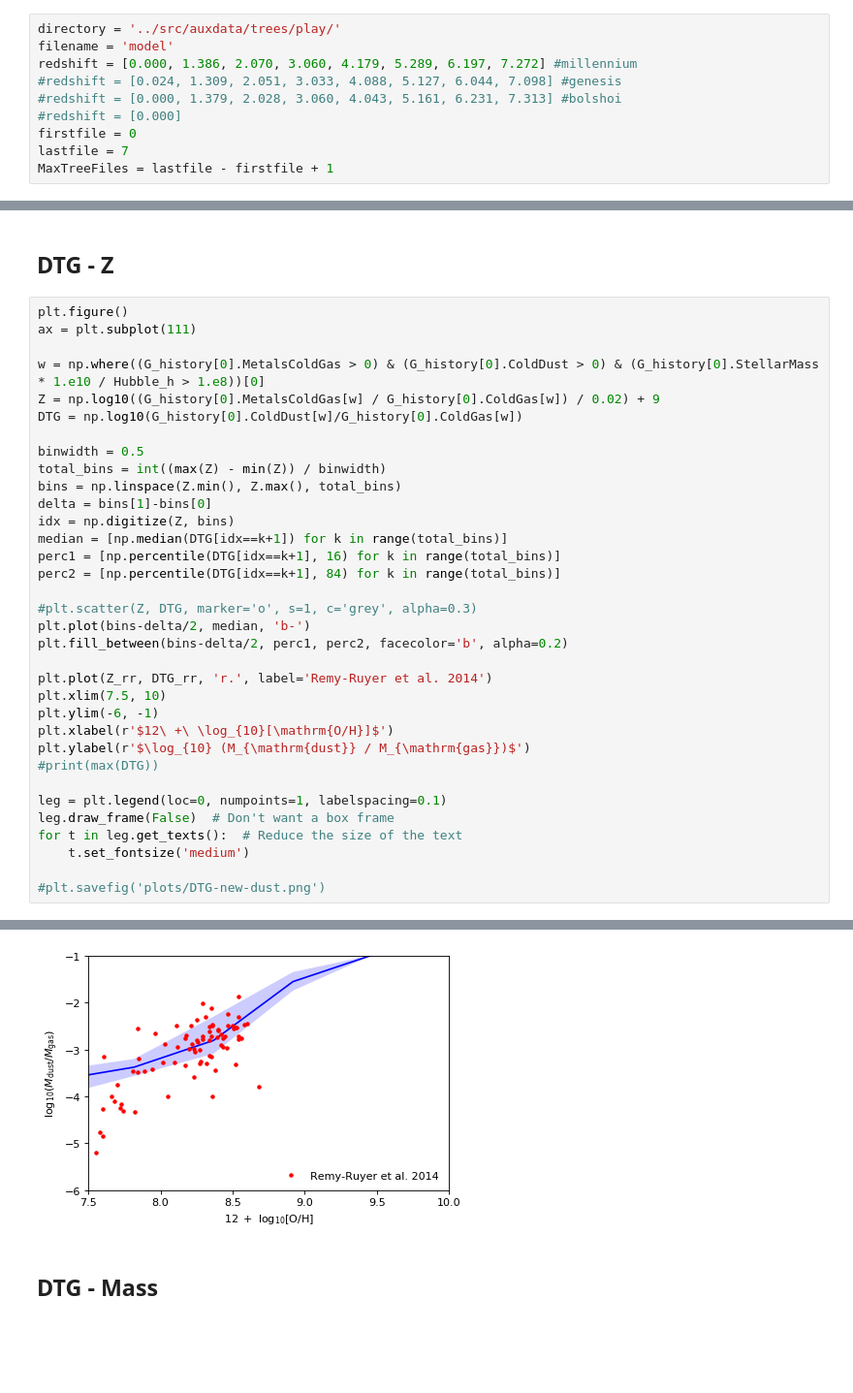
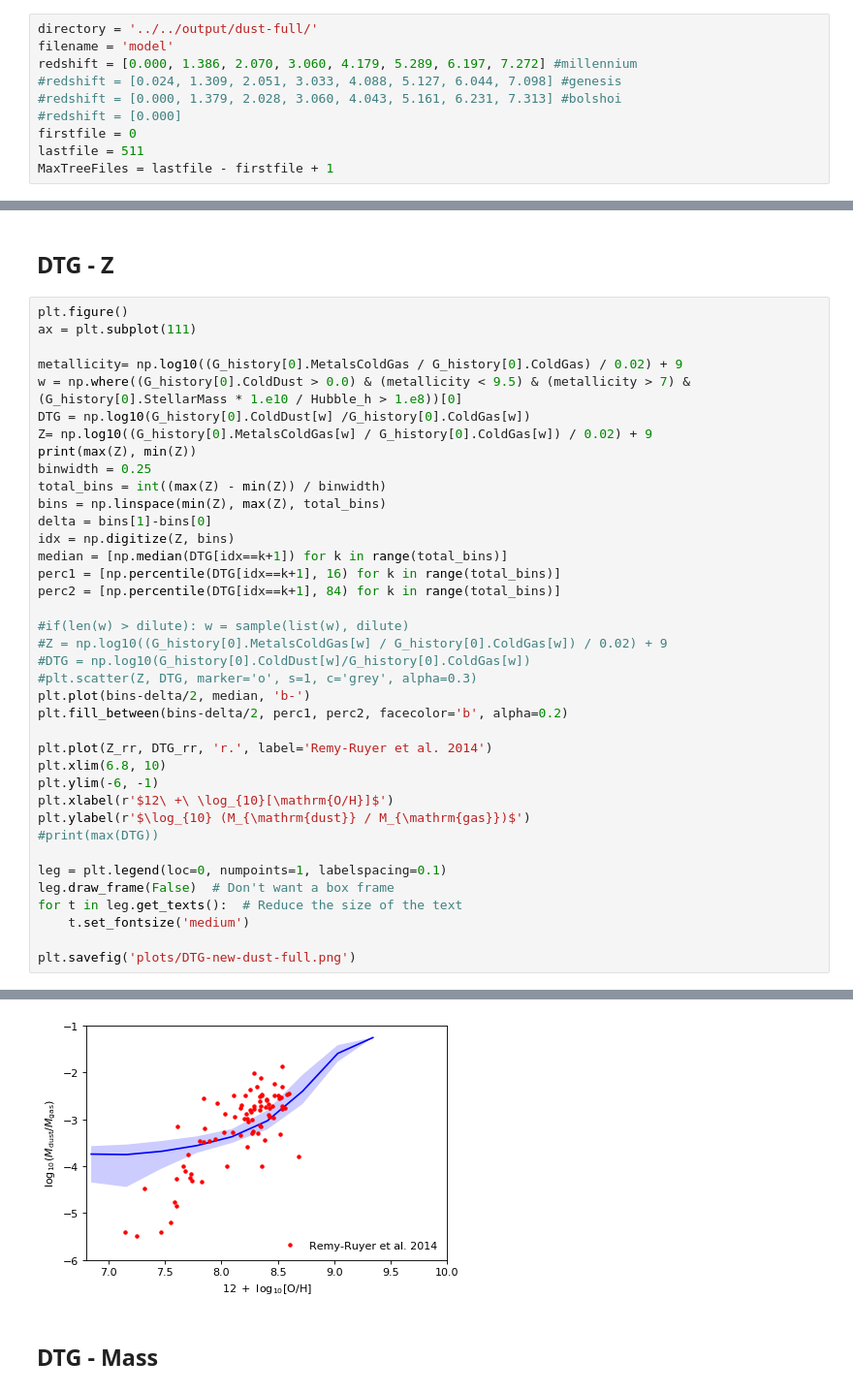
Before and after one commit to darrencroton/sage, a Jupyter notebook: analysis/allresults-new.ipynb, the cells around one changed output, grey strips where cells are left out. Shown at 97% size. Drawn from its saved outputs; the diff is of its cells as text; blank space fills up the shorter version.

Commit message:
new DTM plotting

```diff
--- a/analysis/allresults-new.ipynb
+++ b/analysis/allresults-new.ipynb
@@ -19,12 +19,12 @@ sSFRcut = -11.0
 # %%
-directory = '../src/auxdata/trees/play/'
+directory = '../../output/dust-full/'
 filename = 'model'
 redshift = [0.000, 1.386, 2.070, 3.060, 4.179, 5.289, 6.197, 7.272] #millennium
 #redshift = [0.024, 1.309, 2.051, 3.033, 4.088, 5.127, 6.044, 7.098] #genesis
 #redshift = [0.000, 1.379, 2.028, 3.060, 4.043, 5.161, 6.231, 7.313] #bolshoi
 #redshift = [0.000]
 firstfile = 0
-lastfile = 7
+lastfile = 511
 MaxTreeFiles = lastfile - firstfile + 1
 # %%
 def galdtype():
@@ -488,25 +491,29 @@ for t in leg.get_texts():  # Reduce the size of the text
 plt.figure()
 ax = plt.subplot(111)
 
-w = np.where((G_history[0].MetalsColdGas > 0) & (G_history[0].ColdDust > 0) & (G_history[0].StellarMass * 1.e10 / Hubble_h > 1.e8))[0]
-Z = np.log10((G_history[0].MetalsColdGas[w] / G_history[0].ColdGas[w]) / 0.02) + 9
-DTG = np.log10(G_history[0].ColdDust[w]/G_history[0].ColdGas[w])
-
-binwidth = 0.5
+metallicity= np.log10((G_history[0].MetalsColdGas / G_history[0].ColdGas) / 0.02) + 9
+w = np.where((G_history[0].ColdDust > 0.0) & (metallicity < 9.5) & (metallicity > 7) & (G_history[0].StellarMass * 1.e10 / Hubble_h > 1.e8))[0]
+DTG = np.log10(G_history[0].ColdDust[w] /G_history[0].ColdGas[w])
+Z= np.log10((G_history[0].MetalsColdGas[w] / G_history[0].ColdGas[w]) / 0.02) + 9
+print(max(Z), min(Z))
+binwidth = 0.25
 total_bins = int((max(Z) - min(Z)) / binwidth)
-bins = np.linspace(Z.min(), Z.max(), total_bins)
+bins = np.linspace(min(Z), max(Z), total_bins)
 delta = bins[1]-bins[0]
 idx = np.digitize(Z, bins)
 median = [np.median(DTG[idx==k+1]) for k in range(total_bins)]
 perc1 = [np.percentile(DTG[idx==k+1], 16) for k in range(total_bins)]
 perc2 = [np.percentile(DTG[idx==k+1], 84) for k in range(total_bins)]
 
+#if(len(w) > dilute): w = sample(list(w), dilute)
+#Z = np.log10((G_history[0].MetalsColdGas[w] / G_history[0].ColdGas[w]) / 0.02) + 9
+#DTG = np.log10(G_history[0].ColdDust[w]/G_history[0].ColdGas[w])
 #plt.scatter(Z, DTG, marker='o', s=1, c='grey', alpha=0.3)
 plt.plot(bins-delta/2, median, 'b-')
 plt.fill_between(bins-delta/2, perc1, perc2, facecolor='b', alpha=0.2)
 
 plt.plot(Z_rr, DTG_rr, 'r.', label='Remy-Ruyer et al. 2014')
-plt.xlim(7.5, 10)
+plt.xlim(6.8, 10)
 plt.ylim(-6, -1)
 plt.xlabel(r'$12\ +\ \log_{10}[\mathrm{O/H}]$')
 plt.ylabel(r'$\log_{10} (M_{\mathrm{dust}} / M_{\mathrm{gas}})$')
@@ -517,5 +524,5 @@ leg.draw_frame(False)  # Don't want a box frame
 for t in leg.get_texts():  # Reduce the size of the text
     t.set_fontsize('medium')
 
-#plt.savefig('plots/DTG-new-dust.png')
+plt.savefig('plots/DTG-new-dust-full.png')
 # %% [output]
@@ -522,4 +530,4 @@ for t in leg.get_texts():  # Reduce the size of the text
-[figure, old version]
+[figure, new version]
 # %% [markdown]
 ## DTG - Mass
 # %%
```
Also changed, not shown: parts of 11 cells of this notebook.
